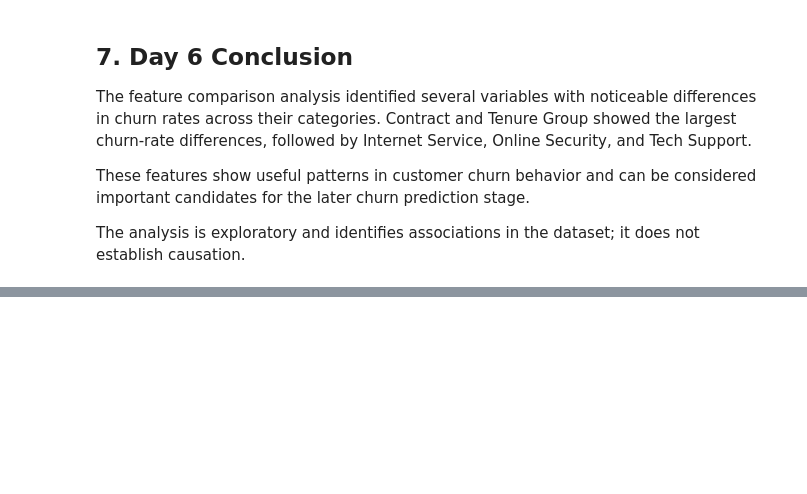
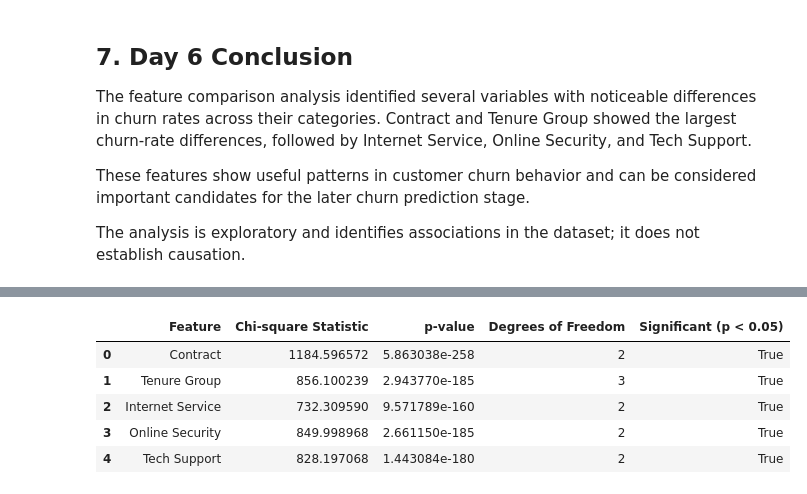
Before and after one commit to sagarsiddharth09-blip/customer-churn-LTV-engine, a Jupyter notebook: Akshay_Baseline_Analytics.ipynb, the cells around one changed output, grey strips where cells are left out. Drawn from its saved outputs; the diff is of its cells as text; code cells hidden in the pictures; blank space fills up the shorter version.

Commit message:
Add Day 7 statistical validation

```diff
--- a/Akshay_Baseline_Analytics.ipynb
+++ b/Akshay_Baseline_Analytics.ipynb
@@ -1986,0 +2237,35 @@ The analysis is exploratory and identifies associations in the dataset; it does
+# %%
+# Create summary table of Chi-square test results
+
+chi_square_summary = pd.DataFrame({
+    "Feature": [
+        "Contract",
+        "Tenure Group",
+        "Internet Service",
+        "Online Security",
+        "Tech Support"
+    ],
+    "Chi-square Statistic": [
+        1184.5965720837926,
+        856.1002388751685,
+        732.309589667794,
+        849.9989679615965,
+        828.1970684587394
+    ],
+    "p-value": [
+        5.863038300673391e-258,
+        2.9437703649803846e-185,
+        9.57178882405454e-160,
+        2.661149635176552e-185,
+        1.443084027999897e-180
+    ],
+    "Degrees of Freedom": [
+        2,
+        3,
+        2,
+        2,
+        2
+    ]
+})
+
+chi_square_summary
@@ -1986,0 +2279,15 @@ The analysis is exploratory and identifies associations in the dataset; it does
+# %%
+# Add significance decision
+
+chi_square_summary["Significant (p < 0.05)"] = (
+    chi_square_summary["p-value"] < 0.05
+)
+
+chi_square_summary
+# %% [output]
+|  | Feature | Chi-square Statistic | p-value | Degrees of Freedom | Significant (p < 0.05) |
+| 0 | Contract | 1184.596572 | 5.863038e-258 | 2 | True |
+| 1 | Tenure Group | 856.100239 | 2.943770e-185 | 3 | True |
+| 2 | Internet Service | 732.309590 | 9.571789e-160 | 2 | True |
+| 3 | Online Security | 849.998968 | 2.661150e-185 | 2 | True |
+| 4 | Tech Support | 828.197068 | 1.443084e-180 | 2 | True |
```
Also changed, not shown: parts of 28 cells of this notebook.
